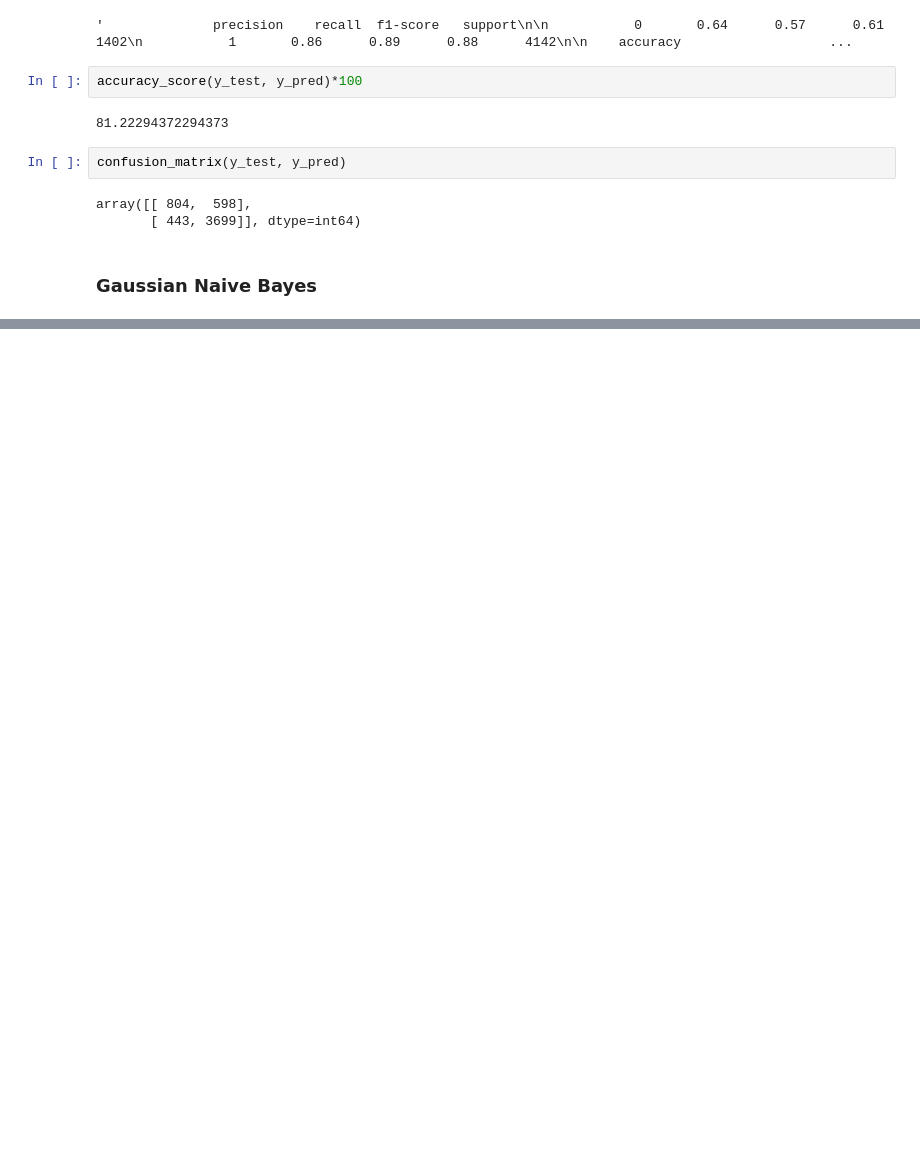
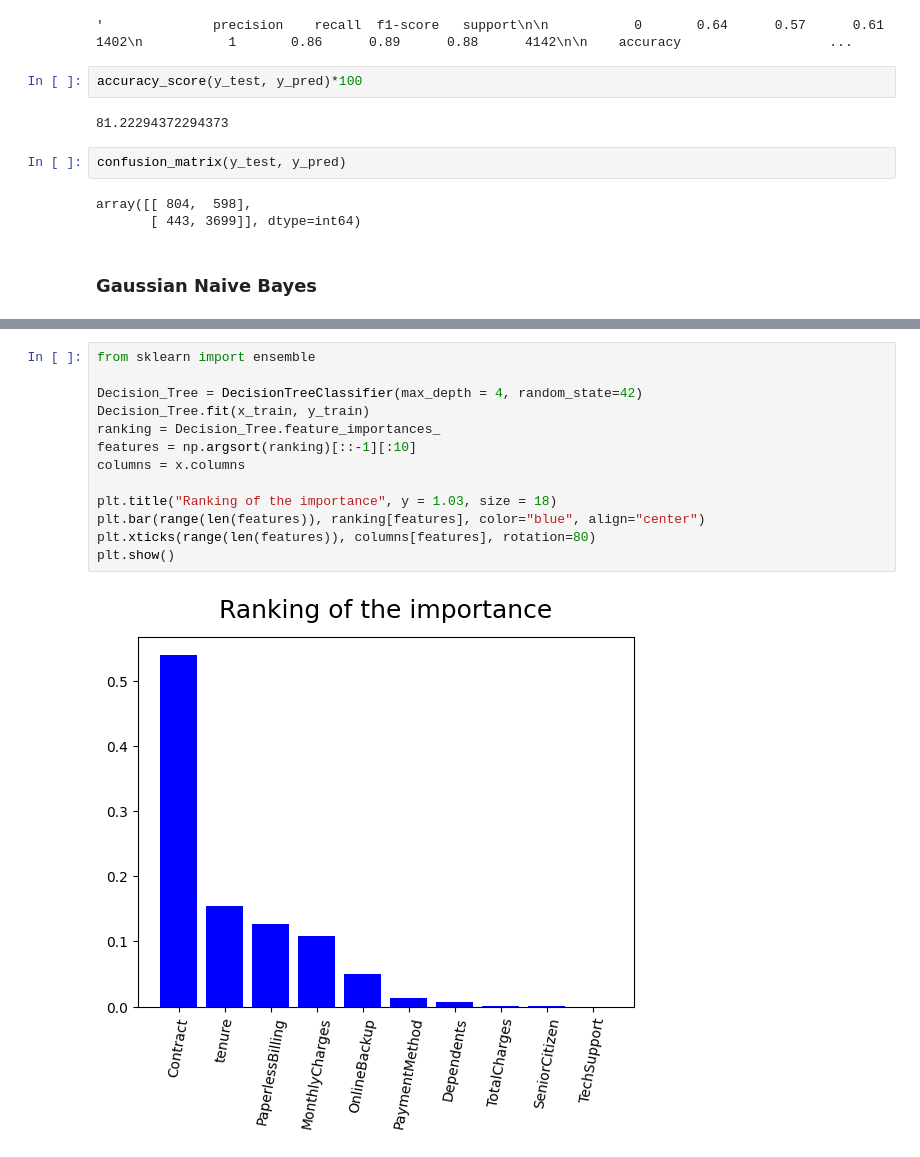
Before and after one commit to goksuturac/AnalysisCustomerLoss, a Jupyter notebook: machine_learning.ipynb, the cells around one changed output, grey strips where cells are left out. Saved outputs shown, nothing was run; the diff lists cells and outputs as text; blank space fills up the shorter version.

```diff
--- a/machine_learning.ipynb
+++ b/machine_learning.ipynb
@@ -647,0 +802,15 @@ ValueError: Found input variables with inconsistent numbers of samples: [5891, 5
+# %%
+from sklearn import ensemble
+
+Decision_Tree = DecisionTreeClassifier(max_depth = 4, random_state=42)
+Decision_Tree.fit(x_train, y_train)
+ranking = Decision_Tree.feature_importances_
+features = np.argsort(ranking)[::-1][:10]
+columns = x.columns
+
+plt.title("Ranking of the importance", y = 1.03, size = 18)
+plt.bar(range(len(features)), ranking[features], color="blue", align="center")
+plt.xticks(range(len(features)), columns[features], rotation=80)
+plt.show()
+# %% [output]
+[figure, added]
```
Also changed, not shown: parts of 20 cells of this notebook, 2 other files.
